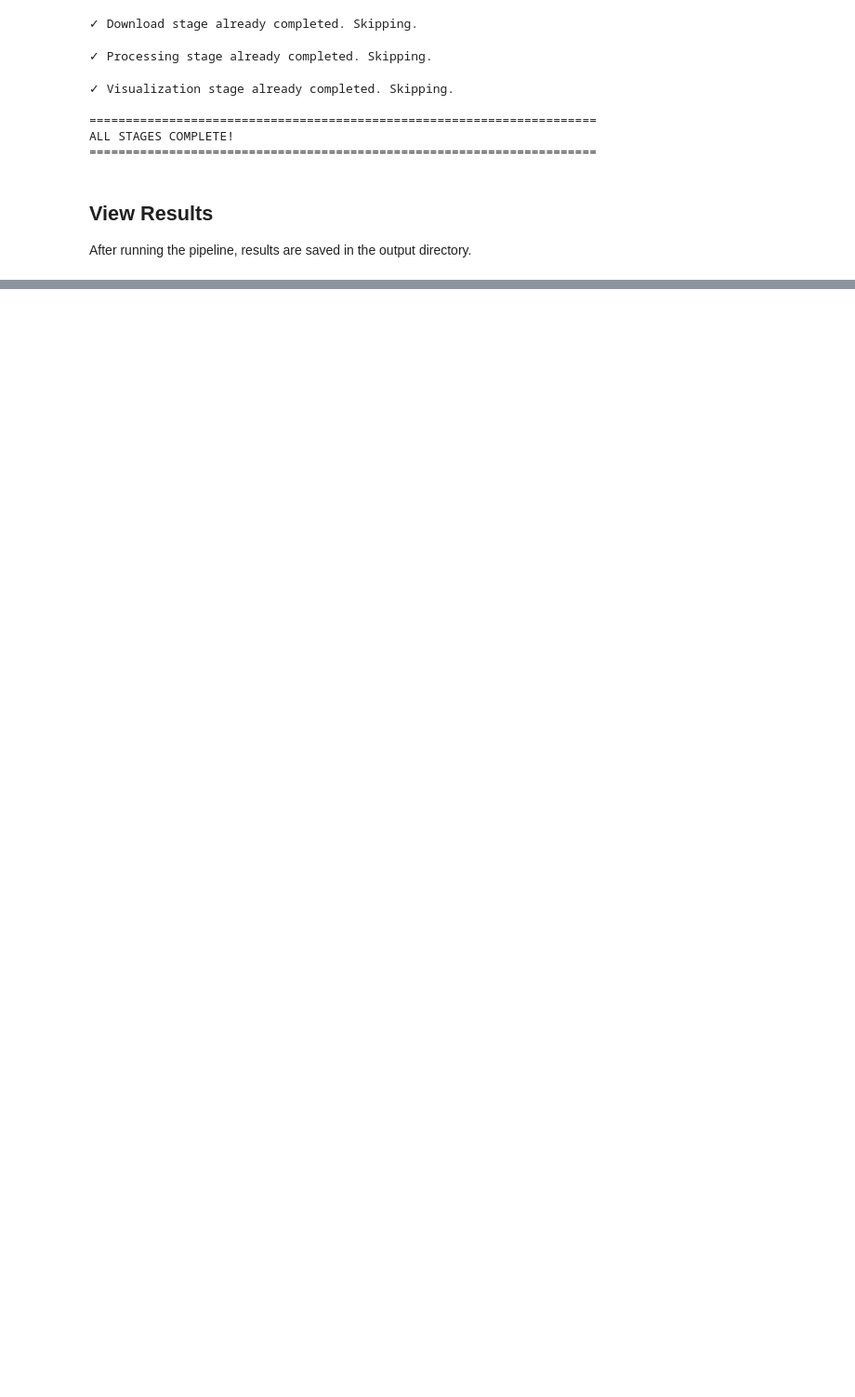
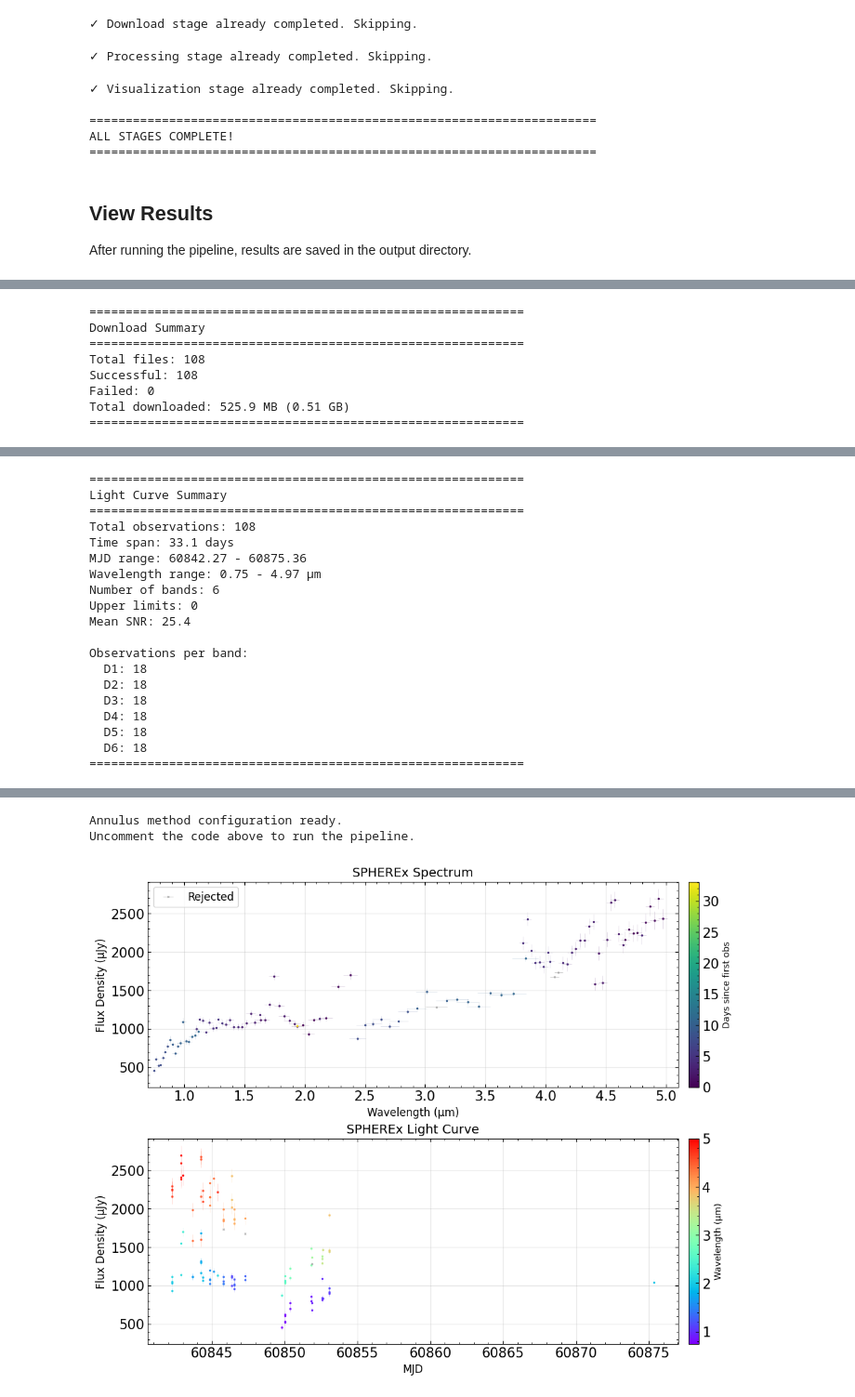
Before and after one commit to WenkeRen/spxquery, a Jupyter notebook: example/quickstart_demo.ipynb, the cells around one changed output, grey strips where cells are left out. Shown at 93% size. Drawn from its saved outputs; the diff is of its cells as text; code cells hidden in the pictures; blank space fills up the shorter version.

```diff
--- a/example/quickstart_demo.ipynb
+++ b/example/quickstart_demo.ipynb
@@ -673,0 +689,19 @@ This system allows you to:
+# %%
+# Setup: Create configurations for both background methods
+from spxquery.core.config import PhotometryConfig, AdvancedConfig
+import pandas as pd
+import matplotlib.pyplot as plt
+
+# Configuration with annulus background (default)
+advanced_annulus = AdvancedConfig.from_yaml_file(output_dir / "cloverleaf.yaml")
+advanced_annulus.update(
+    aperture_method="fixed", aperture_diameter=2.0, background_method="annulus", annulus_inner_offset=1.414
+)
+
+# Configuration with window background (NEW)
+advanced_window = AdvancedConfig.from_yaml_file(output_dir / "cloverleaf.yaml")
+advanced_window.update(aperture_method="fixed", aperture_diameter=2.0, background_method="window", window_size=50)
+
+print("✓ Configurations created:")
+print(f"  Annulus: method={advanced_annulus.photometry.background_method}")
+print(f"  Window: method={advanced_window.photometry.background_method}, size={advanced_window.photometry.window_size}")
@@ -673,0 +716,8 @@ This system allows you to:
+# %%
+# Demo 1: Run pipeline with annulus background
+config_annulus = SPXQueryPipeline(advanced_annulus)
+config_annulus.run_full_pipeline(skip_existing_downloads=True)
+df_annulus = pd.read_csv(output_dir / "results/lightcurve.csv", comment="#")
+print("Annulus method configuration ready.")
+print("Uncomment the code above to run the pipeline.")
+# %% [output]
@@ -673,0 +774,8 @@ This system allows you to:
+============================================================
+Download Summary
+============================================================
+Total files: 108
+Successful: 108
+Failed: 0
+Total downloaded: 525.9 MB (0.51 GB)
+============================================================
@@ -673,0 +791,19 @@ This system allows you to:
+============================================================
+Light Curve Summary
+============================================================
+Total observations: 108
+Time span: 33.1 days
+MJD range: 60842.27 - 60875.36
+Wavelength range: 0.75 - 4.97 μm
+Number of bands: 6
+Upper limits: 0
+Mean SNR: 25.4
+
+Observations per band:
+  D1: 18
+  D2: 18
+  D3: 18
+  D4: 18
+  D5: 18
+  D6: 18
+============================================================
@@ -673,0 +816,3 @@ This system allows you to:
+Annulus method configuration ready.
+Uncomment the code above to run the pipeline.
+[figure, added]
```
Also changed, not shown: parts of 48 cells of this notebook, 21 other files.
